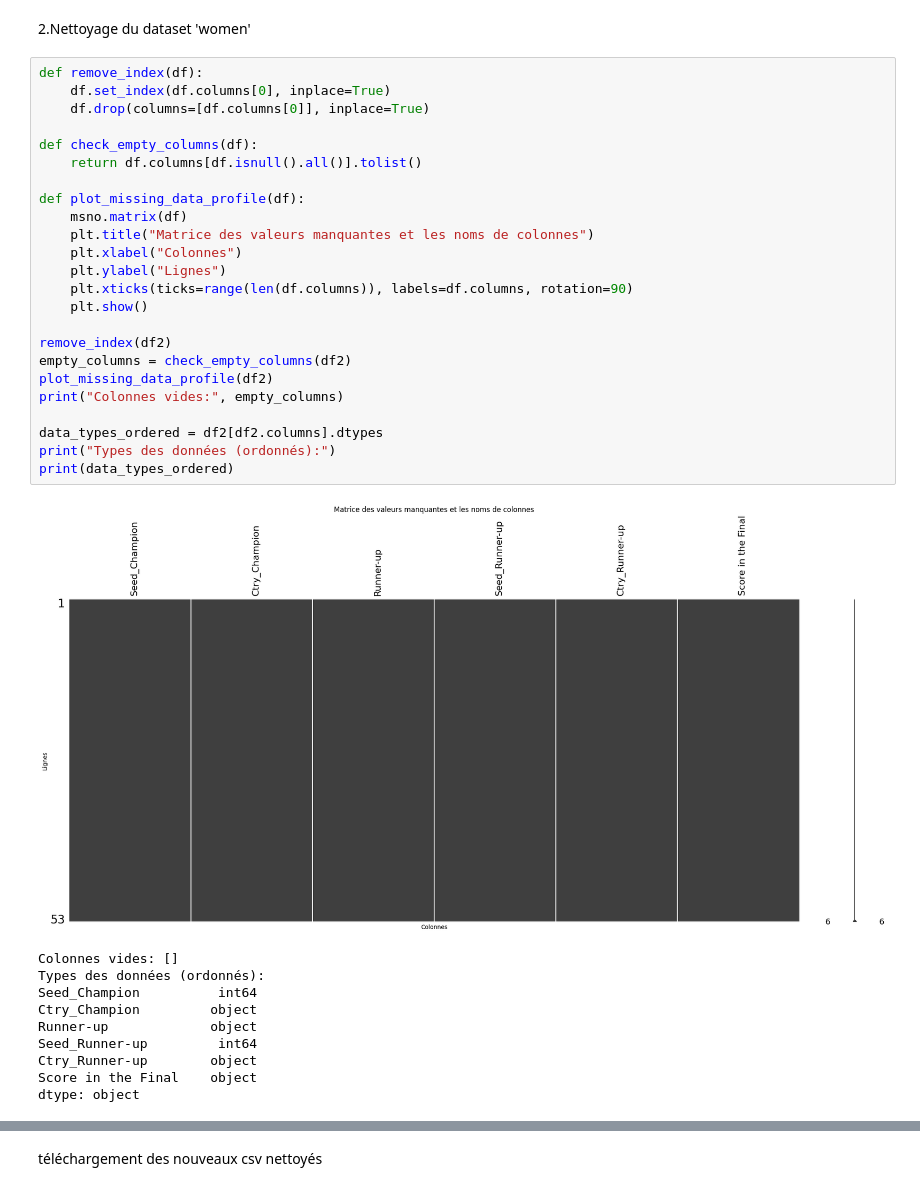
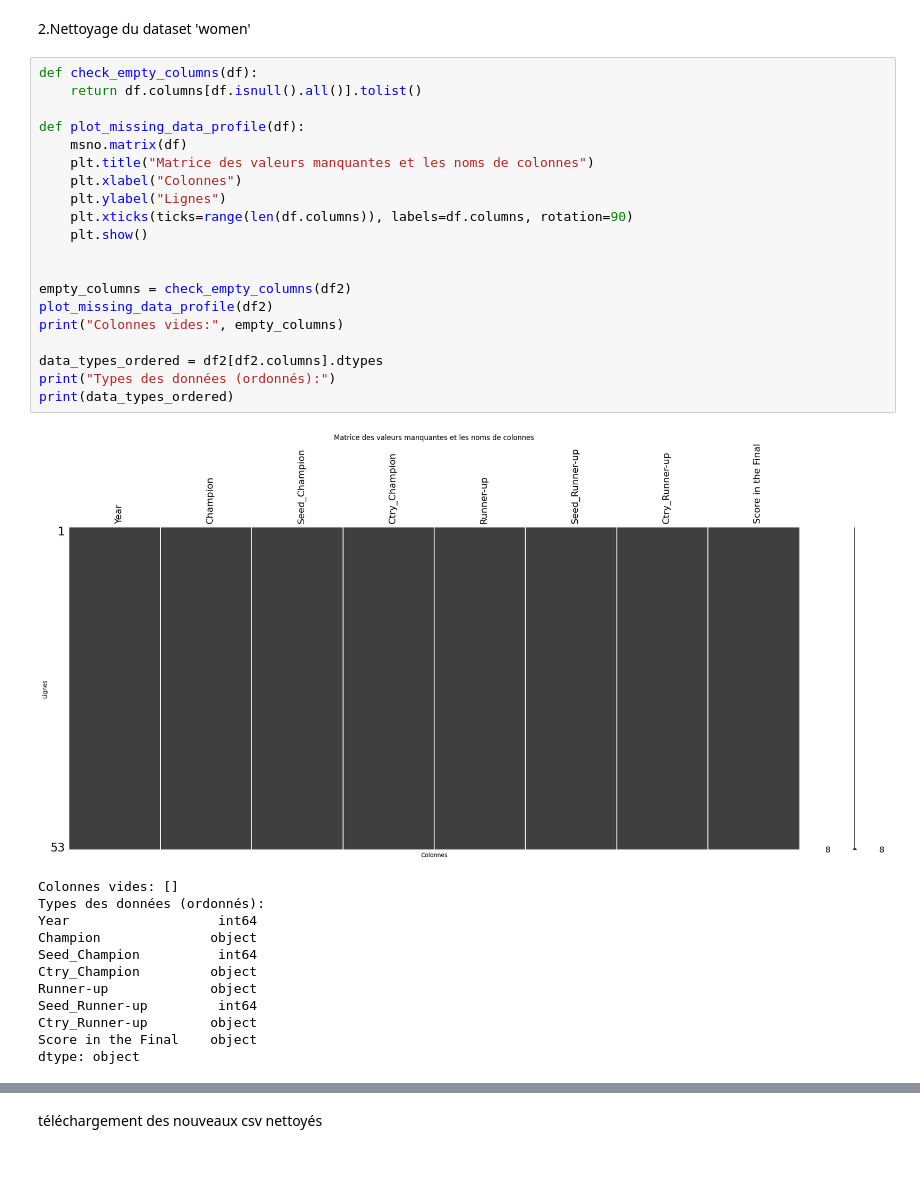
Before and after one commit to S0nia11/Projet_Sp-, a Jupyter notebook: Nettoyage data/Datasets/Matchs/Structure_datasets.ipynb, the cells around one changed output, grey strips where cells are left out. Saved outputs shown, nothing was run; the diff lists cells and outputs as text; blank space fills up the shorter version.

```diff
--- a/Nettoyage data/Datasets/Matchs/Structure_datasets.ipynb
+++ b/Nettoyage data/Datasets/Matchs/Structure_datasets.ipynb
@@ -150,33 +170,31 @@ df2.head(10)
 # %% [markdown]
 2.Nettoyage du dataset 'women'
 # %%
-def remove_index(df):
-    df.set_index(df.columns[0], inplace=True)
-    df.drop(columns=[df.columns[0]], inplace=True)
-
 def check_empty_columns(df):
     return df.columns[df.isnull().all()].tolist()
 
 def plot_missing_data_profile(df):
     msno.matrix(df)
     plt.title("Matrice des valeurs manquantes et les noms de colonnes")
     plt.xlabel("Colonnes")
     plt.ylabel("Lignes")
     plt.xticks(ticks=range(len(df.columns)), labels=df.columns, rotation=90)
     plt.show()
 
-remove_index(df2)
+
 empty_columns = check_empty_columns(df2)
 plot_missing_data_profile(df2)
 print("Colonnes vides:", empty_columns)
 
 data_types_ordered = df2[df2.columns].dtypes
 print("Types des données (ordonnés):")
 print(data_types_ordered)
 # %% [output]
-[figure, old version]
+[figure, new version]
 Colonnes vides: []
 Types des données (ordonnés):
+Year                   int64
+Champion              object
 Seed_Champion          int64
 Ctry_Champion         object
 Runner-up             object
```
Also changed, not shown: parts of 8 cells of this notebook, 7 other files.
